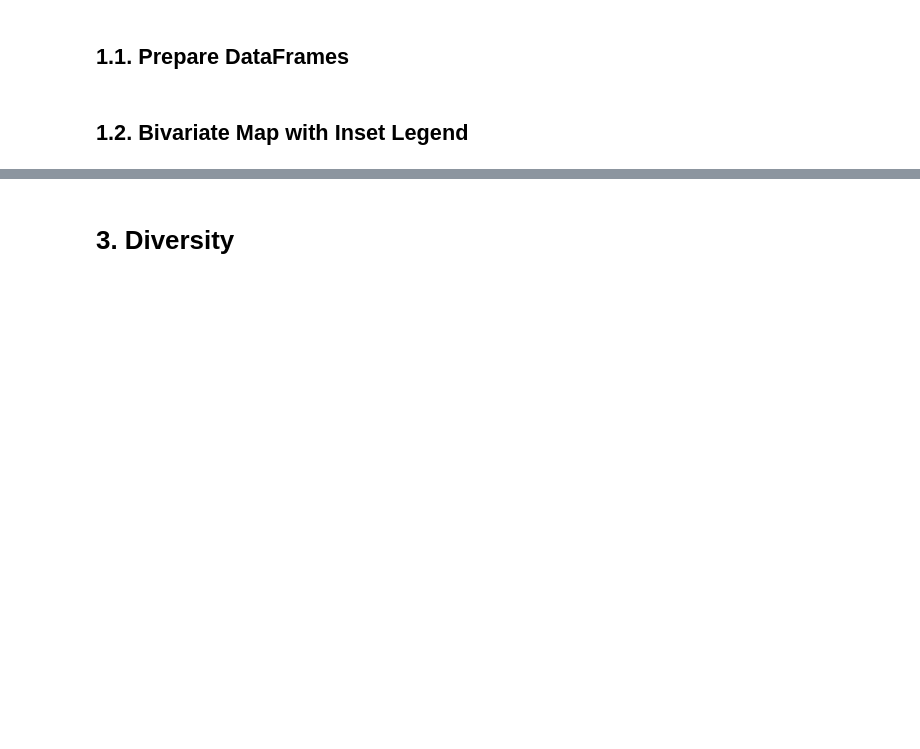
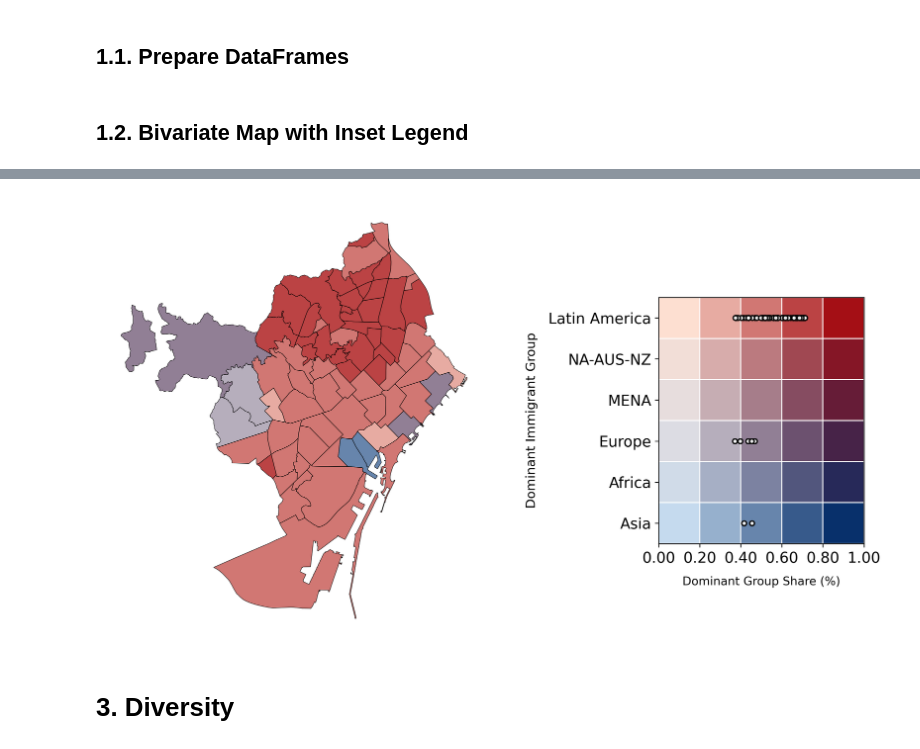
Before and after one commit to pablob2002/immigration-avdm, a Jupyter notebook: Ale/2_bivariate.ipynb, the cells around one changed output, grey strips where cells are left out. Cells and saved outputs as stored; diff of their text form; code cells hidden in the pictures; blank space fills up the shorter version.

```diff
--- a/Ale/2_bivariate.ipynb
+++ b/Ale/2_bivariate.ipynb
@@ -162,6 +176,22 @@ def hex_to_Color(hexcode):
     rgb = [v / 256 for v in rgb]
 
     return Color(*rgb)
+
+def value_to_legend_x(v, bins):
+    'correct placement of scatter points on legend when x-axis is binned'
+    # identify bin
+    idx = np.digitize(v, bins) - 1
+    idx = np.clip(idx, 0, len(bins)-2)
+
+    # position inside the bin [0,1]
+    left = bins[idx]
+    right = bins[idx+1]
+    frac = (v - left) / (right - left) if right > left else 0
+
+    # legend x coordinate = bin index + fraction inside bin
+    coord = idx + frac
+
+    return coord
 # %%
 def plot_bivariate_inset(year, level, ax, n_div_bins=5):
     'x: dominant group (categorical)'
@@ -418,2 +580,21 @@ plt.show()
+# %%
+# gdf = prepare_bivariate_dominant_share_data(2025, 'Neighborhood', norm_edges=[0.3, 0.8], n_div_bins=5)
+gdf = prepare_bivariate_dominant_share_data(2025, 'Neighborhood', norm_edges=[0, 1], n_div_bins=5)
+
+# Create figure with gridspec for custom width ratios
+fig = plt.figure(figsize=(12, 6), dpi=300)
+gs = plt.GridSpec(1, 2, width_ratios=[3, 1])  # 3:1 ratio = 3/4:1/4
+
+ax1 = fig.add_subplot(gs[0])
+ax2 = fig.add_subplot(gs[1])
+
+plot_bivariate_map(ax1, gdf)
+plot_bivariate_dominant_share_legend(ax2, gdf)
+
+plt.tight_layout()
+plt.savefig(img_dir + '2025_dominant_share.png', dpi=300, bbox_inches='tight')
+plt.show()
+# %% [output]
+[figure, added]
 # %% [markdown]
 # 3. Diversity
```
Also changed, not shown: parts of 14 cells of this notebook, 1 other file.
